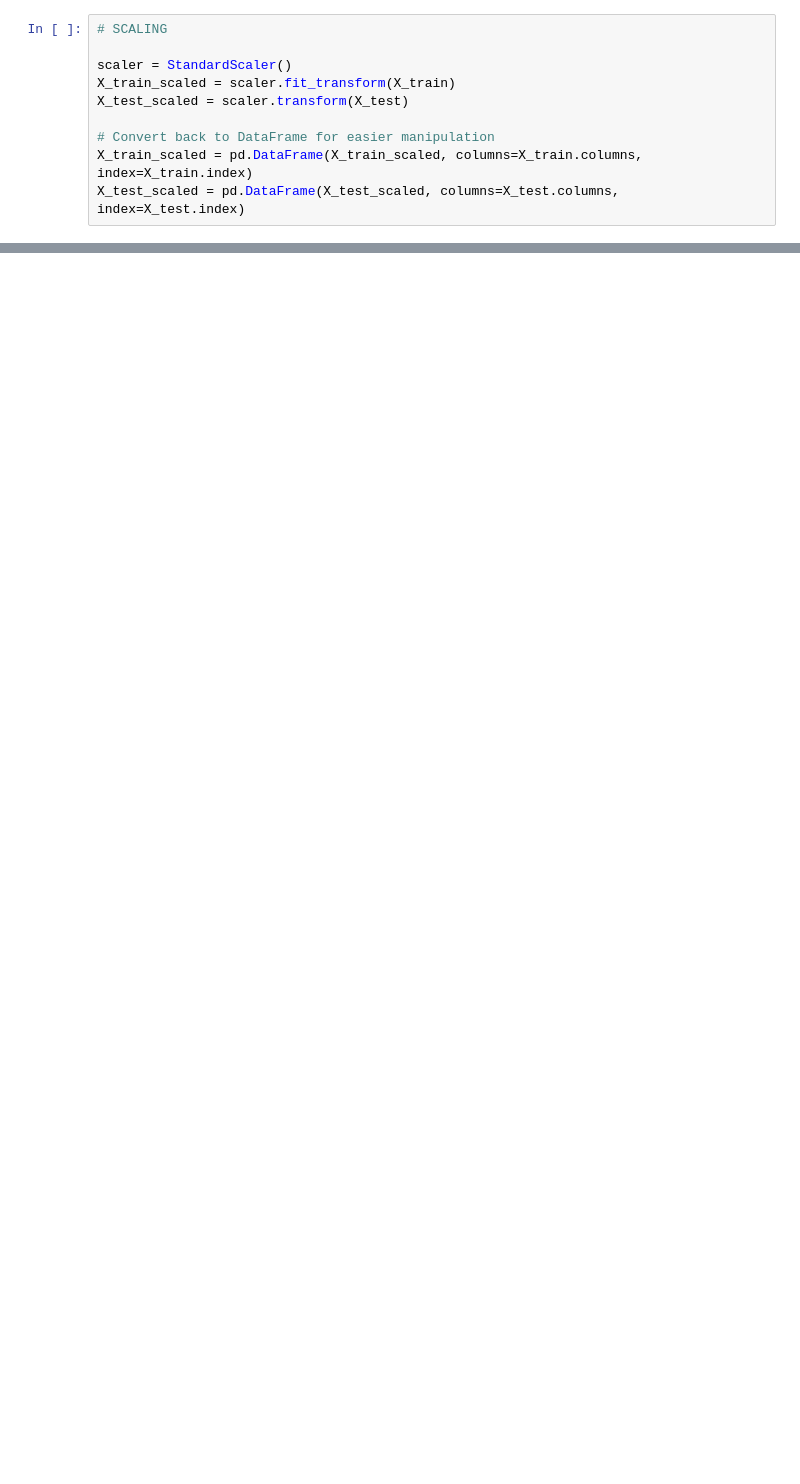
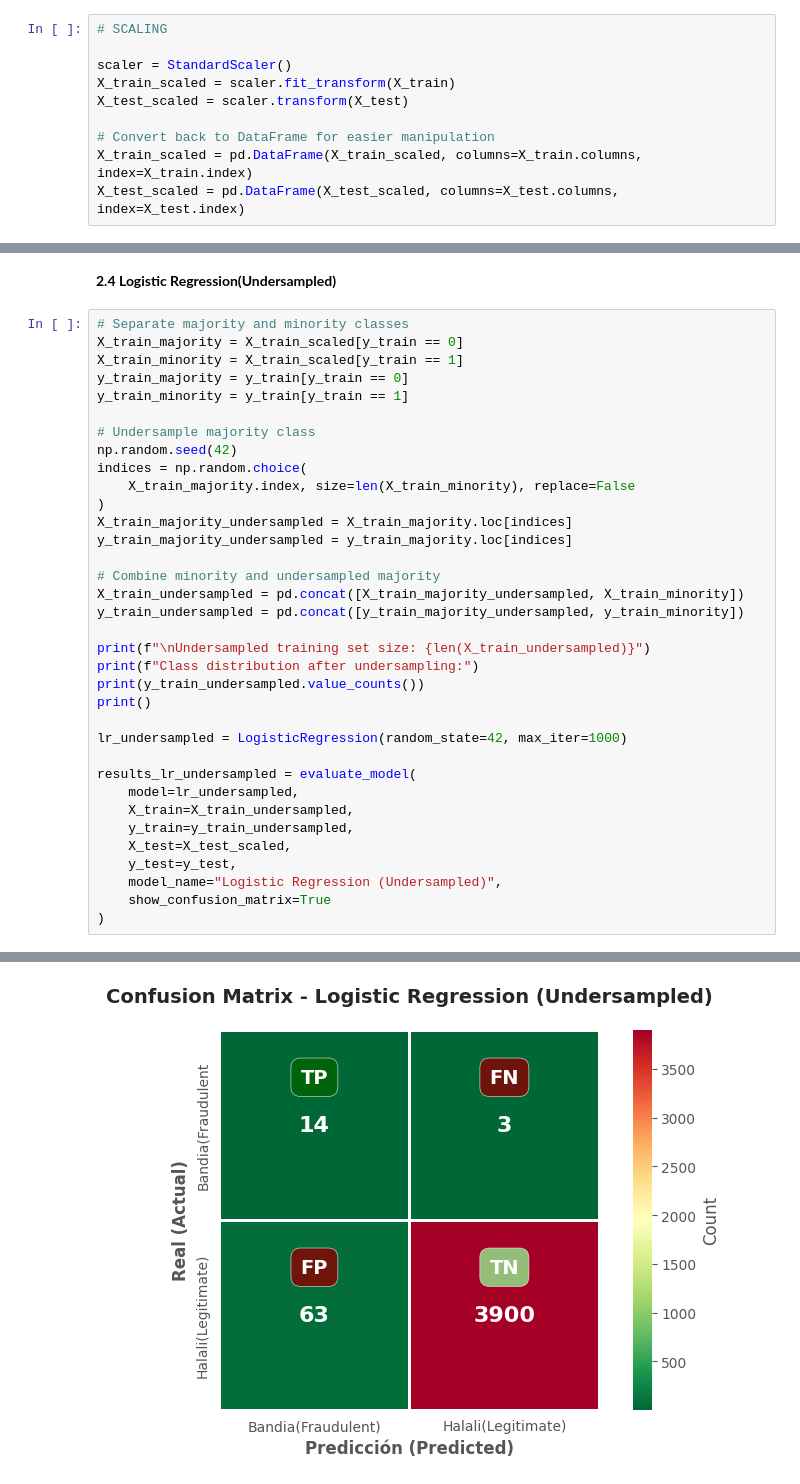
Before and after one commit to Antony-6487/Credit_Card_Fraud_Detection_Predictor, a Jupyter notebook: Credit_Card_Fraud_Detection_.ipynb, the cells around one changed output, grey strips where cells are left out. Cells and saved outputs as stored; diff of their text form; blank space fills up the shorter version.

```diff
--- a/Credit_Card_Fraud_Detection_.ipynb
+++ b/Credit_Card_Fraud_Detection_.ipynb
@@ -635,0 +874,38 @@ Training Time: 0.5564 seconds
+# %% [markdown]
+**2.4 Logistic Regression(Undersampled)**
+# %%
+# Separate majority and minority classes
+X_train_majority = X_train_scaled[y_train == 0]
+X_train_minority = X_train_scaled[y_train == 1]
+y_train_majority = y_train[y_train == 0]
+y_train_minority = y_train[y_train == 1]
+
+# Undersample majority class
+np.random.seed(42)
+indices = np.random.choice(
+    X_train_majority.index, size=len(X_train_minority), replace=False
+)
+X_train_majority_undersampled = X_train_majority.loc[indices]
+y_train_majority_undersampled = y_train_majority.loc[indices]
+
+# Combine minority and undersampled majority
+X_train_undersampled = pd.concat([X_train_majority_undersampled, X_train_minority])
+y_train_undersampled = pd.concat([y_train_majority_undersampled, y_train_minority])
+
+print(f"\nUndersampled training set size: {len(X_train_undersampled)}")
+print(f"Class distribution after undersampling:")
+print(y_train_undersampled.value_counts())
+print()
+
+lr_undersampled = LogisticRegression(random_state=42, max_iter=1000)
+
+results_lr_undersampled = evaluate_model(
+    model=lr_undersampled,
+    X_train=X_train_undersampled,
+    y_train=y_train_undersampled,
+    X_test=X_test_scaled,
+    y_test=y_test,
+    model_name="Logistic Regression (Undersampled)",
+    show_confusion_matrix=True
+)
+# %% [output]
@@ -635,0 +921 @@ Training Time: 0.5564 seconds
+[figure, added]
```
Also changed, not shown: parts of 58 cells of this notebook.
